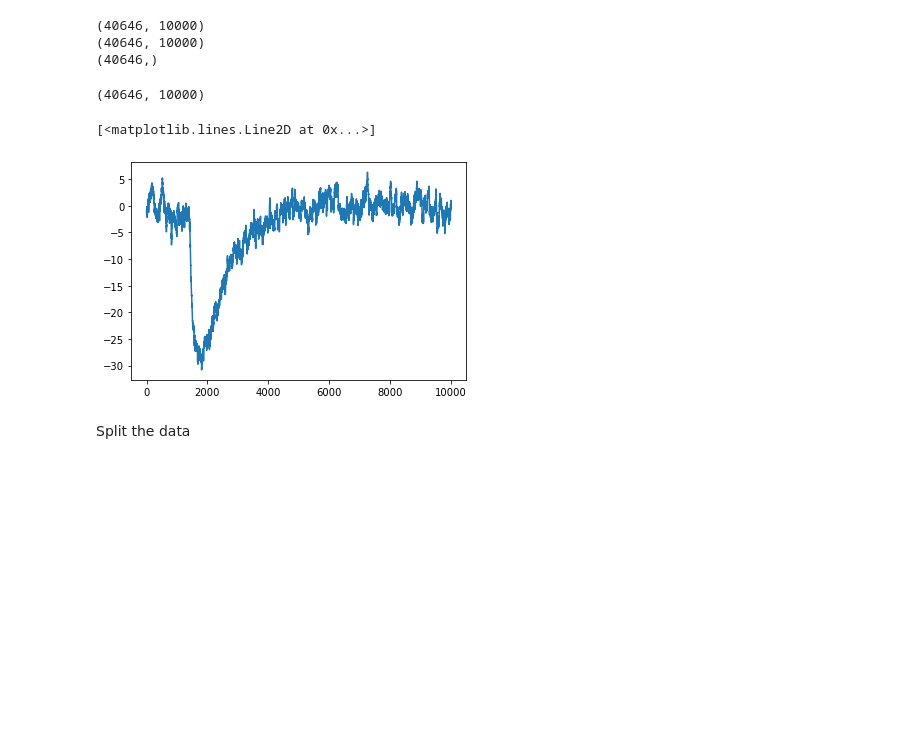
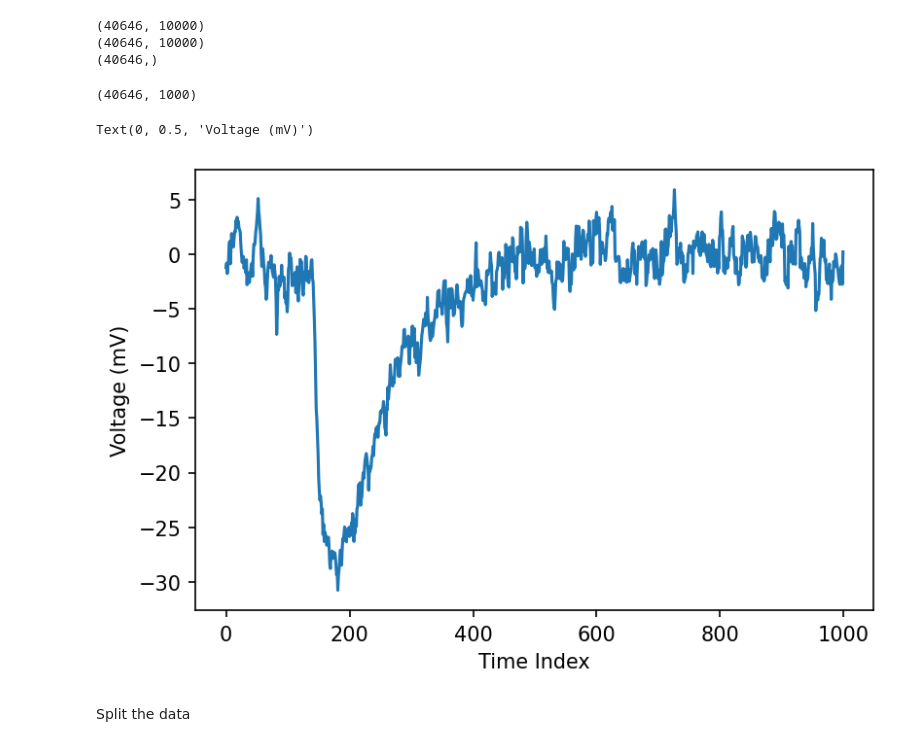
Before and after one commit to me-manu/fastespy, a Jupyter notebook: notebooks/raw-data-pca-keras-mlp.ipynb, the cells around one changed output. Cells and saved outputs as stored; diff of their text form; code cells hidden in the pictures; blank space fills up the shorter version.

```diff
--- a/notebooks/raw-data-pca-keras-mlp.ipynb
+++ b/notebooks/raw-data-pca-keras-mlp.ipynb
@@ -113,7 +114,7 @@ print (result['type'].shape)  # n samples
 (40646, 10000)
 (40646,)
 # %%
-downsample = None # use only every n-th data point / decrease sampling frequency by this amount
+downsample = 10 # use only every n-th data point / decrease sampling frequency by this amount
 factor_x = 1e6  # seconds to micro seconds
 factor_y = 1e3 # V to mV
 # %%
@@ -121,14 +122,17 @@ X_raw = data['data'][:,::downsample] * factor_y
 # size:
 X_raw.shape
 # %% [output]
-(40646, 10000)
+(40646, 1000)
 # %%
 y_raw = result['type']
 # %%
+plt.figure(dpi=150)
 plt.plot(X_raw[0])
+plt.xlabel("Time Index")
+plt.ylabel("Voltage (mV)")
 # %% [output]
-[<matplotlib.lines.Line2D at 0x...>]
+Text(0, 0.5, 'Voltage (mV)')
-[figure, old version]
+[figure, new version]
 # %% [markdown]
 Split the data
 # %%
```
Also changed, not shown: parts of 5 cells of this notebook, 3 other files.
